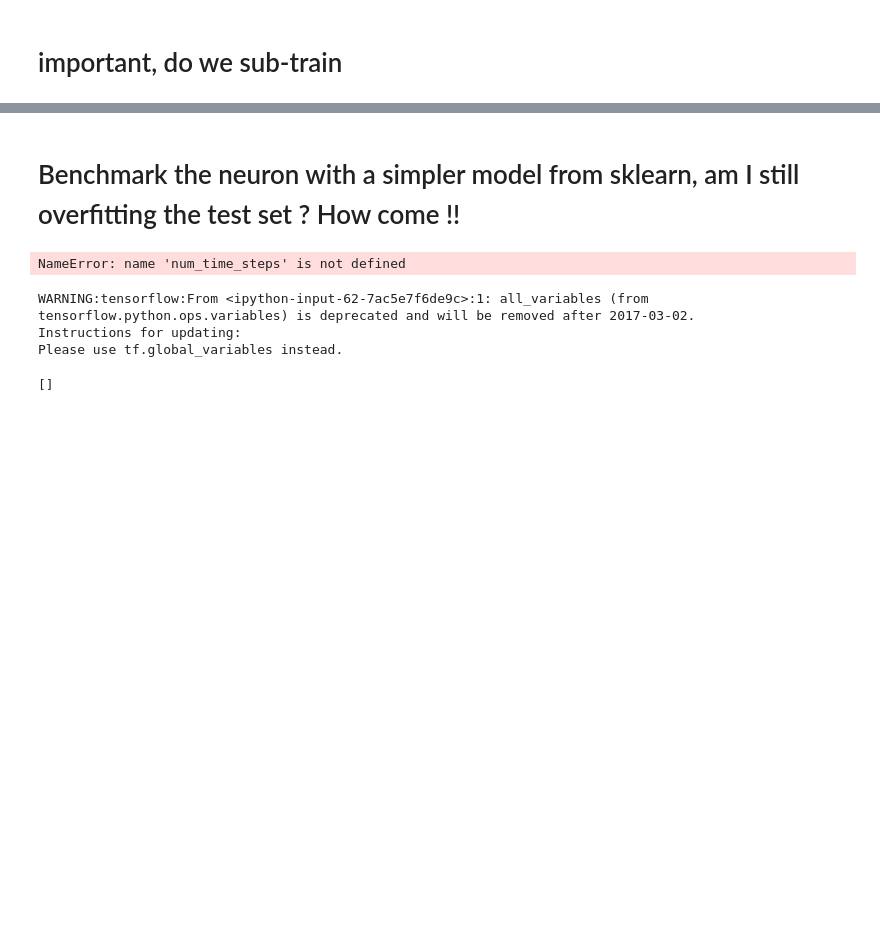
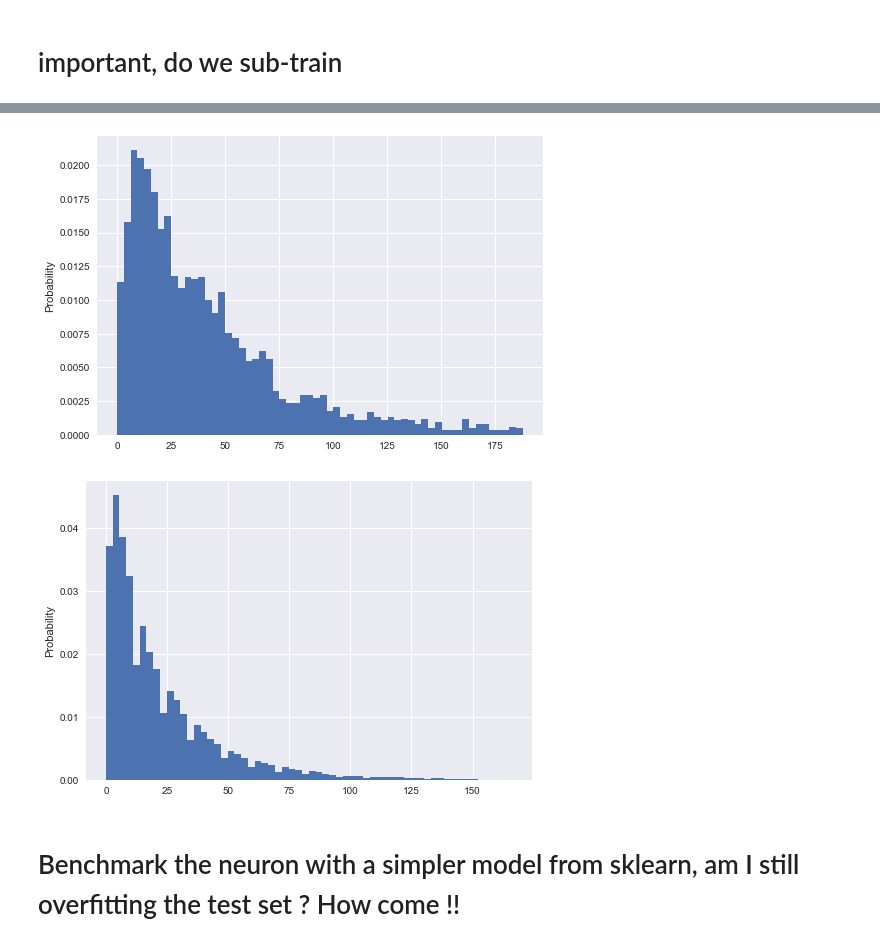
Before and after one commit to LouisEchard/ML_MiniProjects, a Jupyter notebook: WaitingTimePredictionPart1 - v2.ipynb, the cells around one changed output, grey strips where cells are left out. Drawn from its saved outputs; the diff is of its cells as text; code cells hidden in the pictures; blank space fills up the shorter version.

```diff
--- a/WaitingTimePredictionPart1 - v2.ipynb
+++ b/WaitingTimePredictionPart1 - v2.ipynb
@@ -651,30 +894,13 @@ Epoch: 8001 train cost= 20.8422 test cost= 32.9419
+# %%
+plt.hist(y_test, normed=True, bins=60)
+plt.ylabel('Probability')
+plt.show()
+plt.hist(target_TrueTest, normed=True, bins=60)
+plt.ylabel('Probability')
+
+plt.show()
+# %% [output]
+[figure, added]
+[figure, added]
 # %% [markdown]
 # Benchmark the neuron with a simpler model from sklearn, am I still overfitting the test set ? How come !!
-# %%
-# Just one feature, the time series
-num_inputs = 3
-# 100 neuron layer, play with this
-num_neurons = 300
-# Just one output, predicted time series
-num_outputs = 1
-# learning rate, 0.0001 default, but you can play with this
-learning_rate = 0.0003
-# how many iterations to go through (training steps), you can play with this
-num_train_iterations = 50000
-# Size of the batch of data
-batch_size = 300
-
-epsilon = tf.constant(0.1, name='epsilon')
-
-X = tf.placeholder(tf.float32, [None, num_time_steps, num_inputs])
-y = tf.placeholder(tf.float32, [None, num_time_steps, num_outputs])
-isTrainning = tf.placeholder(tf.bool, shape=(), name="isTraining")
-# %% [output]
-NameError: name 'num_time_steps' is not defined
-# %%
-tf.all_variables()
-# %% [output]
-WARNING:tensorflow:From <ipython-input-62-7ac5e7f6de9c>:1: all_variables (from tensorflow.python.ops.variables) is deprecated and will be removed after 2017-03-02.
-Instructions for updating:
-Please use tf.global_variables instead.
-[]
```
Also changed, not shown: parts of 47 cells of this notebook.
